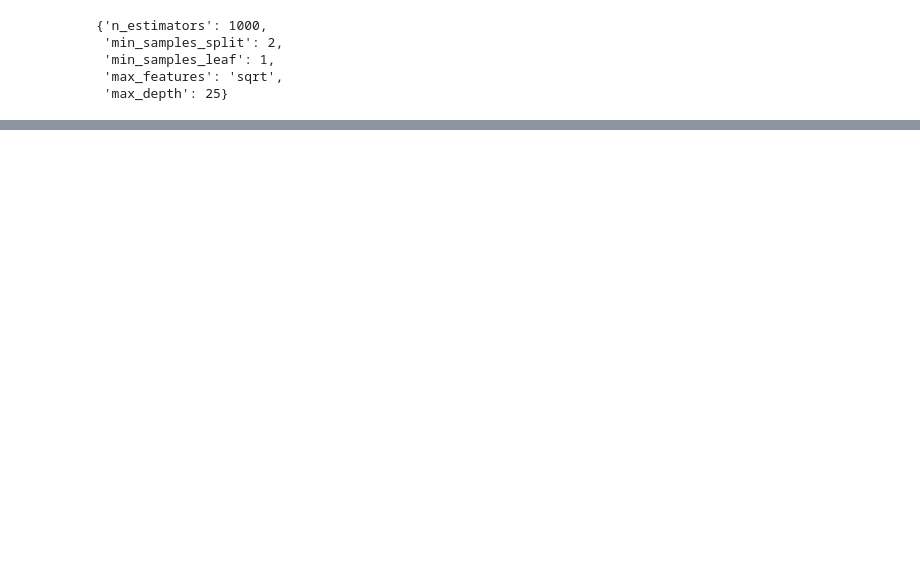
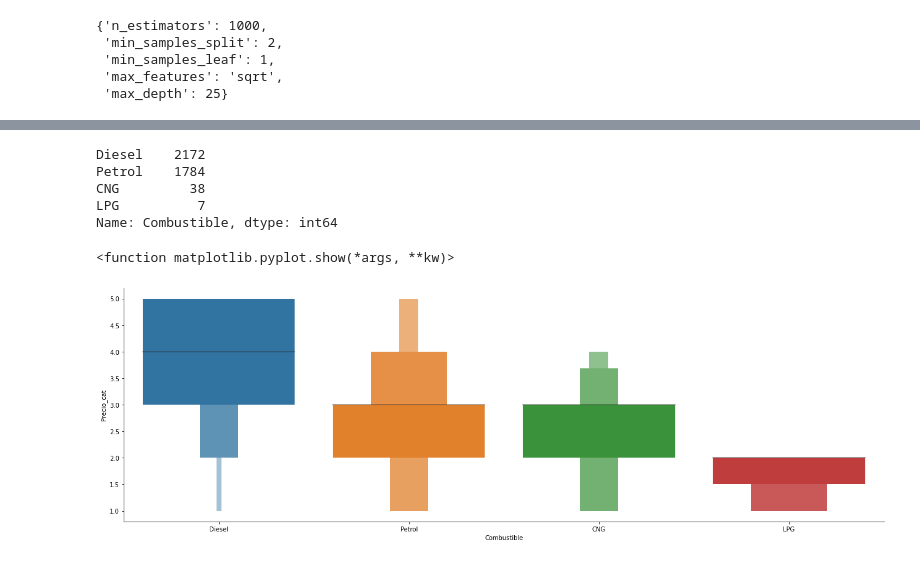
Before and after one commit to daviduster/used-car-price-prediction, a Jupyter notebook: notebooks/vanilla.ipynb, the cells around one changed output, grey strips where cells are left out. Cells and saved outputs as stored; diff of their text form; code cells hidden in the pictures; blank space fills up the shorter version.

```diff
--- a/notebooks/vanilla.ipynb
+++ b/notebooks/vanilla.ipynb
@@ -839,0 +881,14 @@ R Squared Error          :  0.8517814328406582
+# %%
+car_train_3["Combustible"].value_counts()
+# %% [output]
+Diesel    2172
+Petrol    1784
+CNG         38
+LPG          7
+Name: Combustible, dtype: int64
+# %%
+sns.catplot(y='Precio_cat',x = 'Combustible', data= car_train_3.sort_values('Precio_cat',ascending=False),kind="boxen",height=6, aspect=3)
+plt.show
+# %% [output]
+<function matplotlib.pyplot.show(*args, **kw)>
+[figure, added]
```
Also changed, not shown: parts of 116 cells of this notebook, 2 other files.
